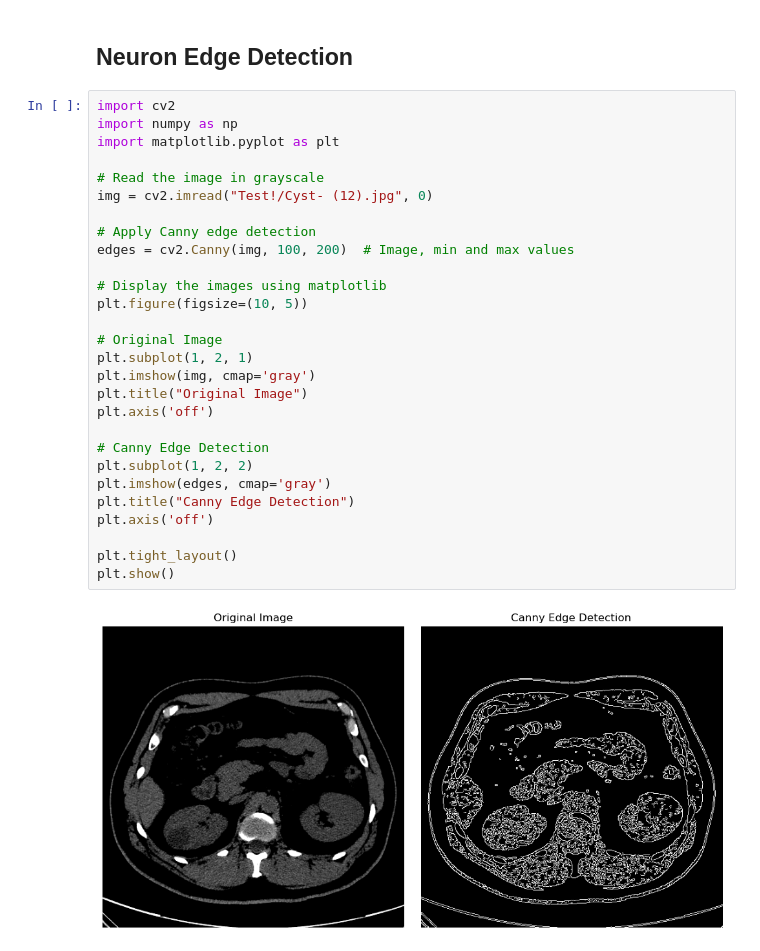
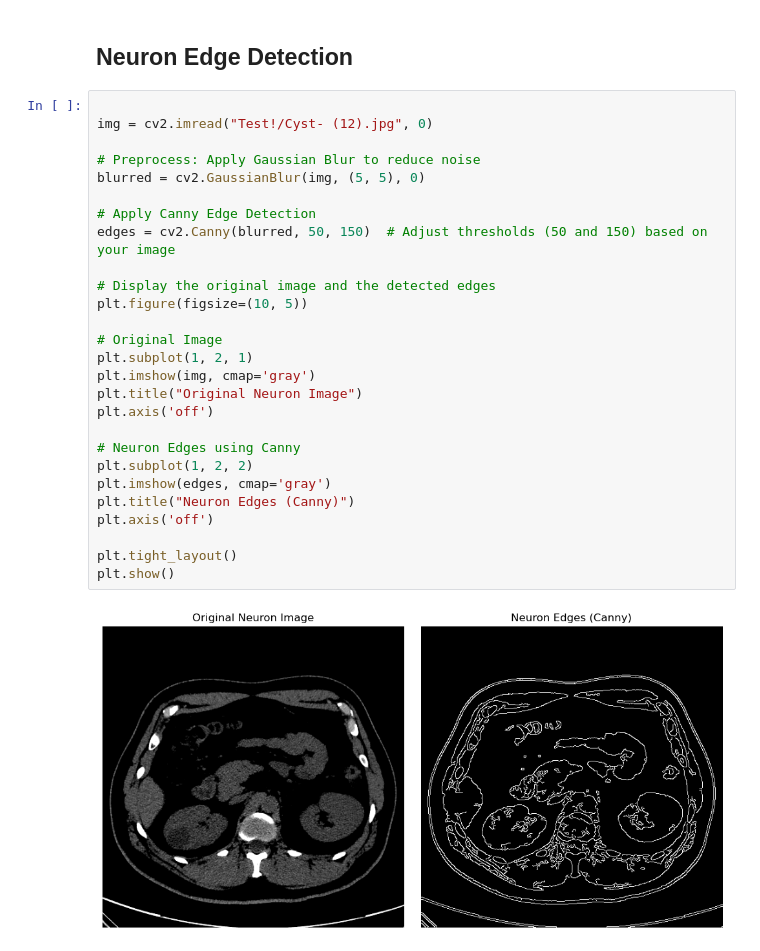
Before and after one commit to Shaon007/Image_PreProcessing, a Jupyter notebook: 24November.ipynb, the cells around one changed output. Cells and saved outputs as stored; diff of their text form.

```diff
--- a/24November.ipynb
+++ b/24November.ipynb
@@ -263,32 +263,31 @@ plt.imshow(edge_canny,cmap='gray')
 # %% [markdown]
 ## Neuron Edge Detection
 # %%
-import cv2
-import numpy as np
-import matplotlib.pyplot as plt
 
-# Read the image in grayscale
 img = cv2.imread("Test!/Cyst- (12).jpg", 0)
 
-# Apply Canny edge detection
-edges = cv2.Canny(img, 100, 200)  # Image, min and max values
+# Preprocess: Apply Gaussian Blur to reduce noise
+blurred = cv2.GaussianBlur(img, (5, 5), 0)
 
-# Display the images using matplotlib
+# Apply Canny Edge Detection
+edges = cv2.Canny(blurred, 50, 150)  # Adjust thresholds (50 and 150) based on your image
+
+# Display the original image and the detected edges
 plt.figure(figsize=(10, 5))
 
 # Original Image
 plt.subplot(1, 2, 1)
 plt.imshow(img, cmap='gray')
-plt.title("Original Image")
+plt.title("Original Neuron Image")
 plt.axis('off')
 
-# Canny Edge Detection
+# Neuron Edges using Canny
 plt.subplot(1, 2, 2)
 plt.imshow(edges, cmap='gray')
-plt.title("Canny Edge Detection")
+plt.title("Neuron Edges (Canny)")
 plt.axis('off')
 
 plt.tight_layout()
 plt.show()
 # %% [output]
-[figure, old version]
+[figure, new version]
```
Also changed, not shown: parts of 1 cell of this notebook, 6 other files.
